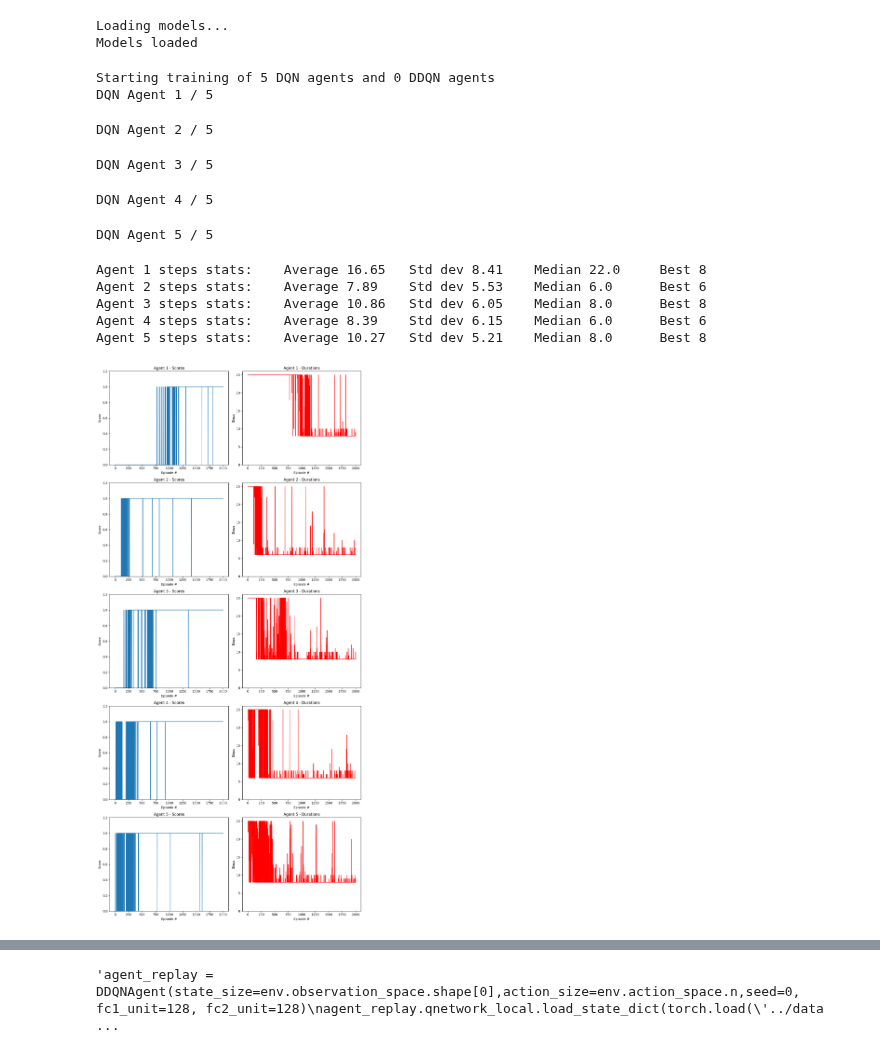
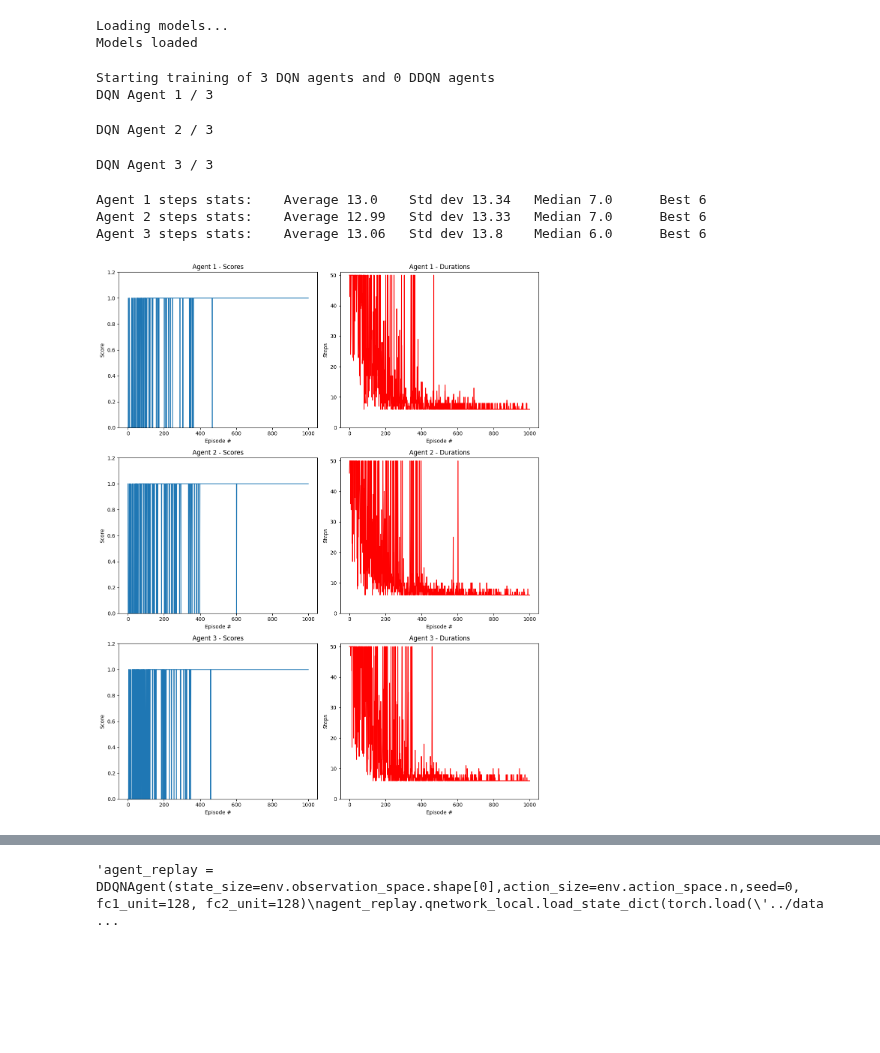
Before and after one commit to salvalago23/TFG_Salvador_Perez_GR, a Jupyter notebook: src/5_DQNtrain&replay.ipynb, the cells around one changed output, grey strips where cells are left out. Cells and saved outputs as stored; diff of their text form; code cells hidden in the pictures; blank space fills up the shorter version.

```diff
--- a/src/5_DQNtrain&replay.ipynb
+++ b/src/5_DQNtrain&replay.ipynb
@@ -17,20 +18,24 @@ Models loaded
 # %%
 #Hyperparameters
 train = True            # train or test
-NUM_DQN_AGENTS = 15      # number of DQN agents
-NUM_DDQN_AGENTS = 4     # number of DDQN agents
+show_stats = True       # show stats
+export_to_JSON = True   # write JSON file
+render = True           # render the results after training
+
+NUM_DQN_AGENTS = 3     # number of DQN agents
+NUM_DDQN_AGENTS = 0     # number of DDQN agents
 
 SEED = 0                # random seed. 0 for all
 NUM_NEURONS_FC1 = 128   # number of neurons for the first fully connected layer
 NUM_NEURONS_FC2 = 128   # number of neurons for the second fully connected layer
 
-EPISODES_PER_AGENT = 3000
-MAX_STEPS_PER_EPISODE = 25
+EPISODES_PER_AGENT = 1000
+MAX_STEPS_PER_EPISODE = 50
 
 EPS_START = 1.0         # epsilon start value
 EPS_END = 0.01          # epsilon end value
-#EPS_DECAY = 0.996       # epsilon decay rate
-EPS_DECAY = EPS_START/(EPISODES_PER_AGENT/2)
+EPS_DECAY = 0.996       # epsilon decay rate
+#EPS_DECAY = EPS_START/(EPISODES_PER_AGENT/2)
 
 BUFFER_SIZE = int(1e5)  # replay buffer size
 BATCH_SIZE = 64         # minibatch size
@@ -46,12 +51,12 @@ durations_arr = []      # array of durations of the episodes
 starting_positions = [] # array of starting positions for each agent
 
 for i in range(NUM_DQN_AGENTS):
-    path_to_save = "../data/models/DQNagent"+str(i+1)+".pt" # path to save the model
+    path_to_save = "../data/agent_models/pytorch/DQNagent"+str(i+1)+".pt" # path to save the model
     agent = DQNAgent(path_to_save, env, SEED, NUM_NEURONS_FC1, NUM_NEURONS_FC2, EPISODES_PER_AGENT, MAX_STEPS_PER_EPISODE, EPS_START, EPS_END, EPS_DECAY, BUFFER_SIZE, BATCH_SIZE, GAMMA, TAU, LR, UPDATE_EVERY)
     agents_arr.append(agent) # append the agent to the array
 
 for i in range(NUM_DDQN_AGENTS):
-    path_to_save = "../data/models/DDQNagent"+str(i+1)+".pt" # path to save the model
+    path_to_save = "../data/agent_models/pytorch/DDQNagent"+str(i+1)+".pt" # path to save the model
     agent = DDQNAgent(path_to_save, env, SEED, NUM_NEURONS_FC1, NUM_NEURONS_FC2, EPISODES_PER_AGENT, MAX_STEPS_PER_EPISODE, EPS_START, EPS_END, EPS_DECAY, BUFFER_SIZE, BATCH_SIZE, GAMMA, TAU, LR, UPDATE_EVERY)
     agents_arr.append(agent) # append the agent to the array
 # %%
@@ -71,14 +76,12 @@ if train:
         durations_arr.append(durations)
         starting_positions.append(env.unwrapped.start_pos)
 # %% [output]
-Starting training of 5 DQN agents and 0 DDQN agents
-DQN Agent 1 / 5
+Starting training of 3 DQN agents and 0 DDQN agents
+DQN Agent 1 / 3
-DQN Agent 2 / 5
+DQN Agent 2 / 3
-DQN Agent 3 / 5
+DQN Agent 3 / 3
-DQN Agent 4 / 5
-DQN Agent 5 / 5
 # %%
-if train:
+if train and show_stats:
     # Create a figure with subplots for each pair
     fig, axes = plt.subplots(len(agents_arr), 2, figsize=(12, 5*len(agents_arr)))
 
@@ -87,39 +90,37 @@ if train:
         durations = durations_arr[i]  # Access the durations for the current agent
 
         # Print information before each pair of subplots
         print("Agent", i+1, "steps stats:", "\tAverage", round(np.mean(durations), 2), "\tStd dev", round(np.std(durations), 2), "\tMedian", round(np.median(durations), 2), "\tBest", np.min(durations))
         ######print("fc1_units:", agents_arr[i].qnetwork_local.fc2.in_features, "\tfc2_units:", agents_arr[i].qnetwork_local.fc2.out_features)
         # Define the axes for the current agent's pair of subplots
         ax_scores = axes[i, 0]
         ax_durations = axes[i, 1]
 
         # Plot the scores in the first subplot
         ax_scores.plot(np.arange(len(scores)), scores)
         ax_scores.set_ylabel('Score')
         ax_scores.set_xlabel('Episode #')
         ax_scores.set_title(f'Agent {i+1} - Scores')
 
         # Set Y-axis limits for scores between 0 and 1
         ax_scores.set_ylim(0, 1.2)
 
         # Plot the durations in the second subplot
         ax_durations.plot(np.arange(len(durations)), durations, 'r')
         ax_durations.set_ylabel('Steps')
         ax_durations.set_xlabel('Episode #')
         ax_durations.set_title(f'Agent {i+1} - Durations')
 
         # Set Y-axis limits for durations
         ax_durations.set_ylim(0, MAX_STEPS_PER_EPISODE+1)
 
     plt.tight_layout()
     plt.show()
 # %% [output]
-Agent 1 steps stats:    Average 16.65   Std dev 8.41    Median 22.0     Best 8
-Agent 2 steps stats:    Average 7.89    Std dev 5.53    Median 6.0      Best 6
-Agent 3 steps stats:    Average 10.86   Std dev 6.05    Median 8.0      Best 8
-Agent 4 steps stats:    Average 8.39    Std dev 6.15    Median 6.0      Best 6
-Agent 5 steps stats:    Average 10.27   Std dev 5.21    Median 8.0      Best 8
+Agent 1 steps stats:    Average 13.0    Std dev 13.34   Median 7.0      Best 6
+Agent 2 steps stats:    Average 12.99   Std dev 13.33   Median 7.0      Best 6
+Agent 3 steps stats:    Average 13.06   Std dev 13.8    Median 6.0      Best 6
-[figure, old version]
+[figure, new version]
 # %%
 if train:
     for i in range(len(agents_arr)):
```
Also changed, not shown: parts of 4 cells of this notebook, 53 other files.
